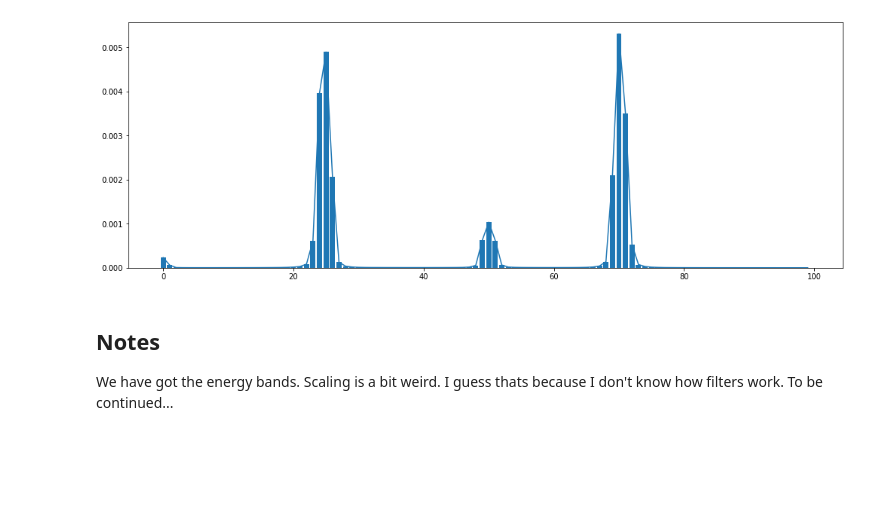
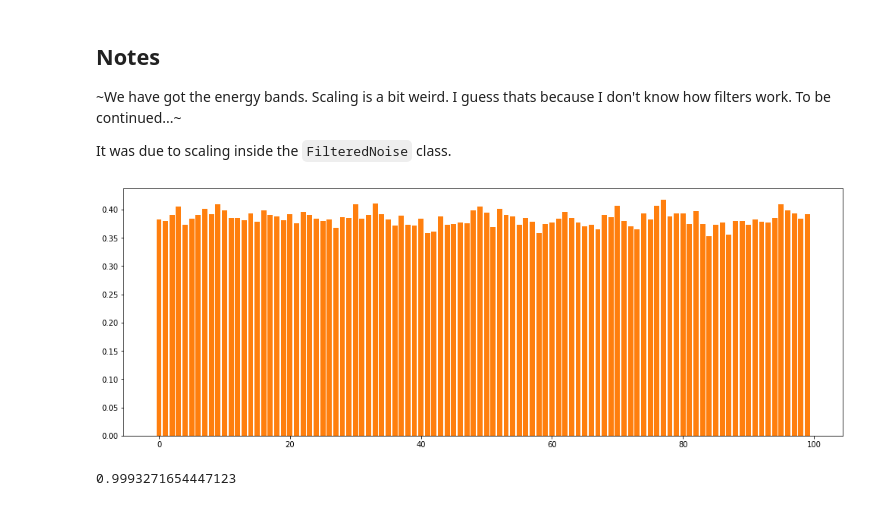
Before and after one commit to kureta/rt_ddsp, a Jupyter notebook: notebooks/FilteredNoise Synthesizer Testing.ipynb, the cells around one changed output. Cells and saved outputs as stored; diff of their text form; code cells hidden in the pictures; blank space fills up the shorter version.

```diff
--- a/notebooks/FilteredNoise Synthesizer Testing.ipynb
+++ b/notebooks/FilteredNoise Synthesizer Testing.ipynb
@@ -51,10 +51,20 @@ bands = np.log(bands+1)
-# %%
-plt.bar(range(100), bands)
-plt.plot(bands)
-plt.show()
-# %% [output]
-[figure, removed]
 # %% [markdown]
 ## Notes
 
-We have got the energy bands. Scaling is a bit weird. I guess thats because I don't know how filters work. To be continued...
+~We have got the energy bands. Scaling is a bit weird. I guess thats because I don't know how filters work. To be continued...~
+
+It was due to scaling inside the `FilteredNoise` class.
+# %%
+magnitudes = noise.get_controls(filter_bank_magnitudes)['magnitudes'].mean(0).mean(0).numpy()
+bands = np.stack([np.array([np.sum(j[i * (len(j) // n_bands):(i + 1) * (len(j) // n_bands)]) for i in range(n_bands)]) for j in np_fft])
+bands = np.mean(bands, axis=0)
+# %%
+plt.bar(range(n_bands), magnitudes)
+plt.bar(range(n_bands), bands / sample_rate)
+plt.show()
+# %% [output]
+[figure, added]
+# %%
+(magnitudes @ bands) / (np.linalg.norm(magnitudes) * np.linalg.norm(bands))
+# %% [output]
+0.9993271654447123
```
Also changed, not shown: parts of 7 cells of this notebook.
